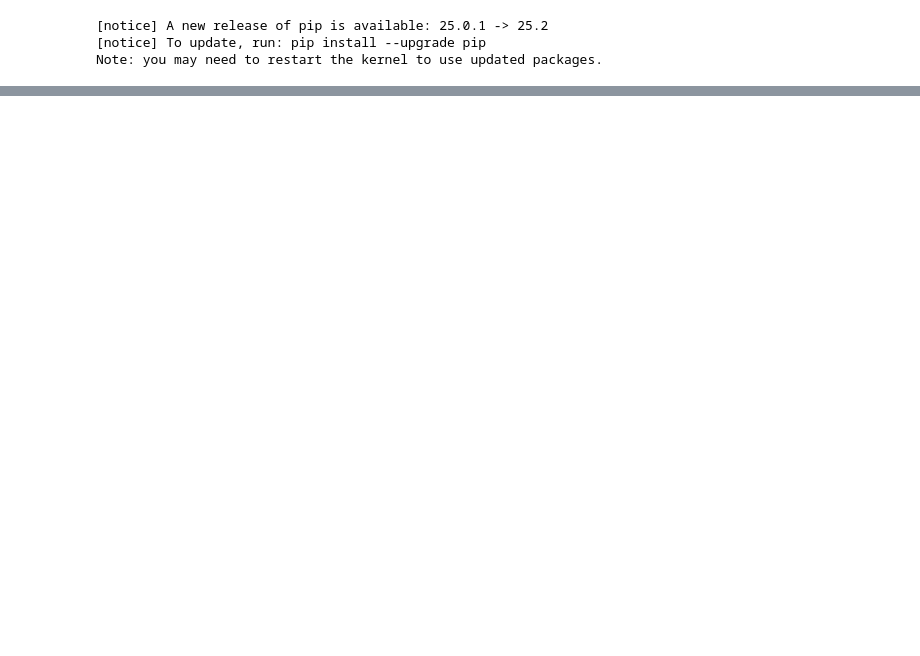
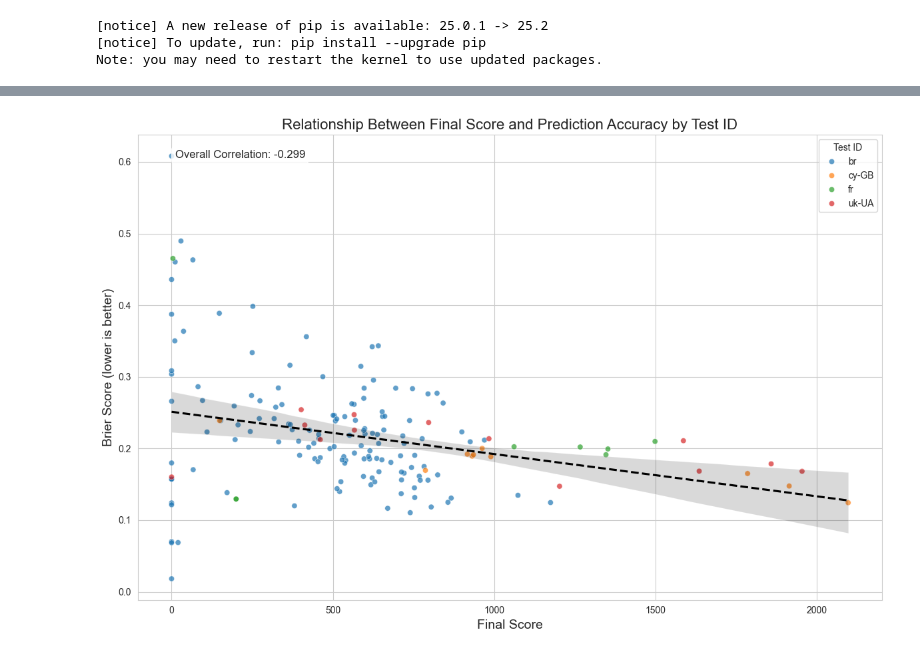
Before and after one commit to Oktogazh/analeksis, a Jupyter notebook: analeskis.ipynb, the cells around one changed output, grey strips where cells are left out. Cells and saved outputs as stored; diff of their text form; code cells hidden in the pictures; blank space fills up the shorter version.

Commit message:
add: plot

```diff
--- a/analeskis.ipynb
+++ b/analeskis.ipynb
@@ -117,0 +220,56 @@ outfile
+# %%
+# Create a scatter plot of final_score vs brier_score with colors by test_id
+import matplotlib.pyplot as plt
+import seaborn as sns
+
+# Set the style
+plt.figure(figsize=(12, 8))
+sns.set_style("whitegrid")
+
+# Create scatter plot with color by test_id
+scatter = sns.scatterplot(
+    data=df,
+    x="final_score",
+    y="brier_score",
+    hue="test_id",  # Color points by test_id
+    alpha=0.7,
+    palette="tab10",  # You can choose different color palettes
+)
+
+# Add regression line to see overall trend
+regression = sns.regplot(
+    data=df,
+    x="final_score",
+    y="brier_score",
+    scatter=False,
+    line_kws={"color": "black", "linestyle": "--"},
+)
+
+# Add labels and title
+plt.title(
+    "Relationship Between Final Score and Prediction Accuracy by Test ID", fontsize=16
+)
+plt.xlabel("Final Score", fontsize=14)
+plt.ylabel("Brier Score (lower is better)", fontsize=14)
+
+# Add correlation coefficient
+correlation = df["final_score"].corr(df["brier_score"])
+plt.annotate(
+    f"Overall Correlation: {correlation:.3f}",
+    xy=(0.05, 0.95),
+    xycoords="axes fraction",
+    fontsize=12,
+    bbox=dict(boxstyle="round,pad=0.3", fc="white", alpha=0.8),
+)
+
+# Move legend outside the plot if there are many test_ids
+if df["test_id"].nunique() > 5:
+    plt.legend(bbox_to_anchor=(1.05, 1), loc="upper left", title="Test ID")
+    plt.tight_layout(rect=[0, 0, 0.85, 1])  # Adjust layout to make room for legend
+else:
+    plt.legend(title="Test ID")
+    plt.tight_layout()
+
+plt.show()
+# %% [output]
+[figure, added]
```
Also changed, not shown: parts of 5 cells of this notebook, 3 other files.
